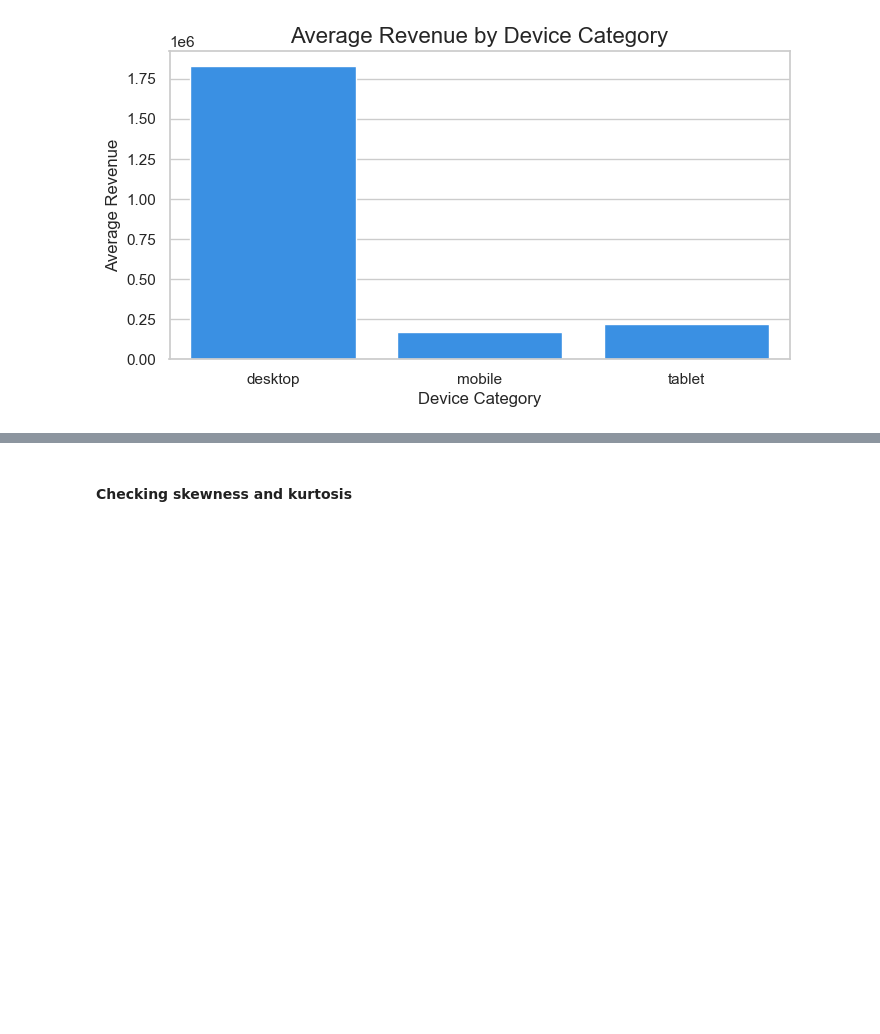
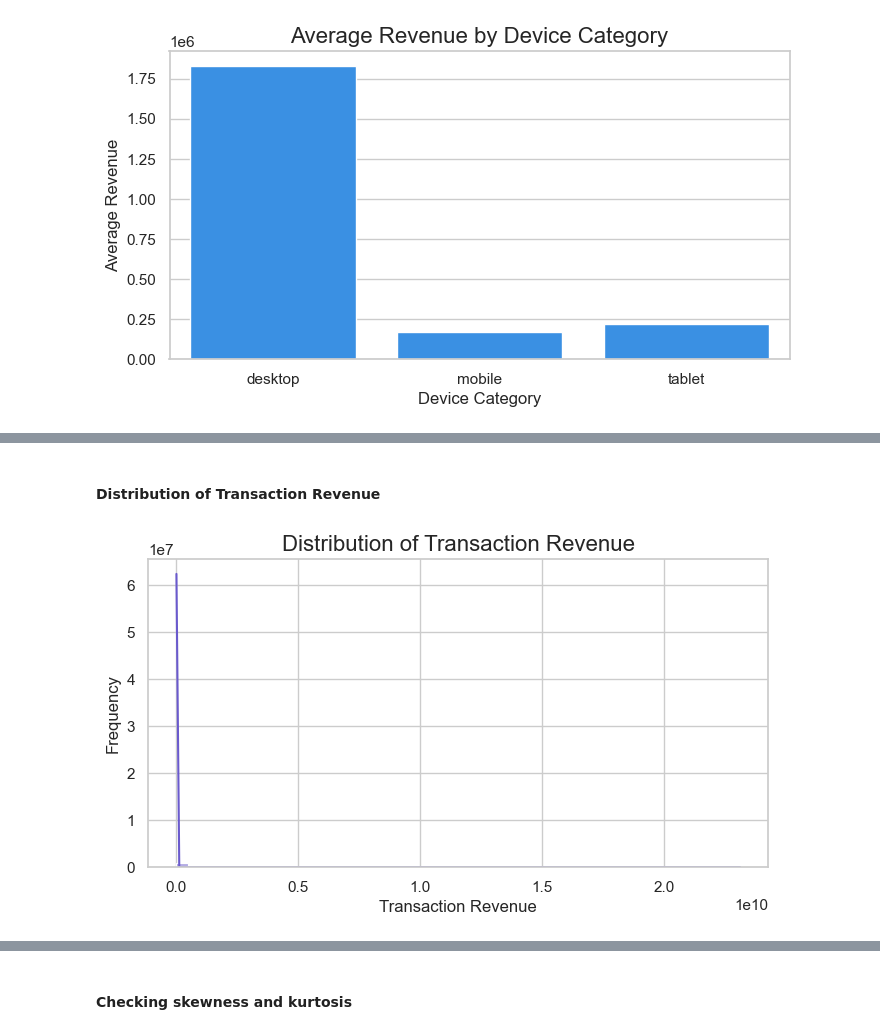
Before and after one commit to PaolaGaray/GA-CustomerRevenuePrediction, a Jupyter notebook: notebooks/EDA.ipynb, the cells around one changed output, grey strips where cells are left out. Drawn from its saved outputs; the diff is of its cells as text; code cells hidden in the pictures; blank space fills up the shorter version.

```diff
--- a/notebooks/EDA.ipynb
+++ b/notebooks/EDA.ipynb
@@ -332,0 +409,14 @@ user_revenue = df.groupby('fullVisitorId')['totals_transactionRevenue'].sum()
+# %% [markdown]
+#### Distribution of Transaction Revenue
+# %%
+# Distribution of transaction revenue
+plt.figure(figsize=(8, 4))
+sns.histplot(df['totals_transactionRevenue'], bins=50, kde=True, color="slateblue", )
+
+plt.title("Distribution of Transaction Revenue", fontsize=16)
+plt.xlabel("Transaction Revenue", fontsize=12)
+plt.ylabel("Frequency", fontsize=12)
+
+plt.show()
+# %% [output]
+[figure, added]
```
Also changed, not shown: parts of 26 cells of this notebook.
